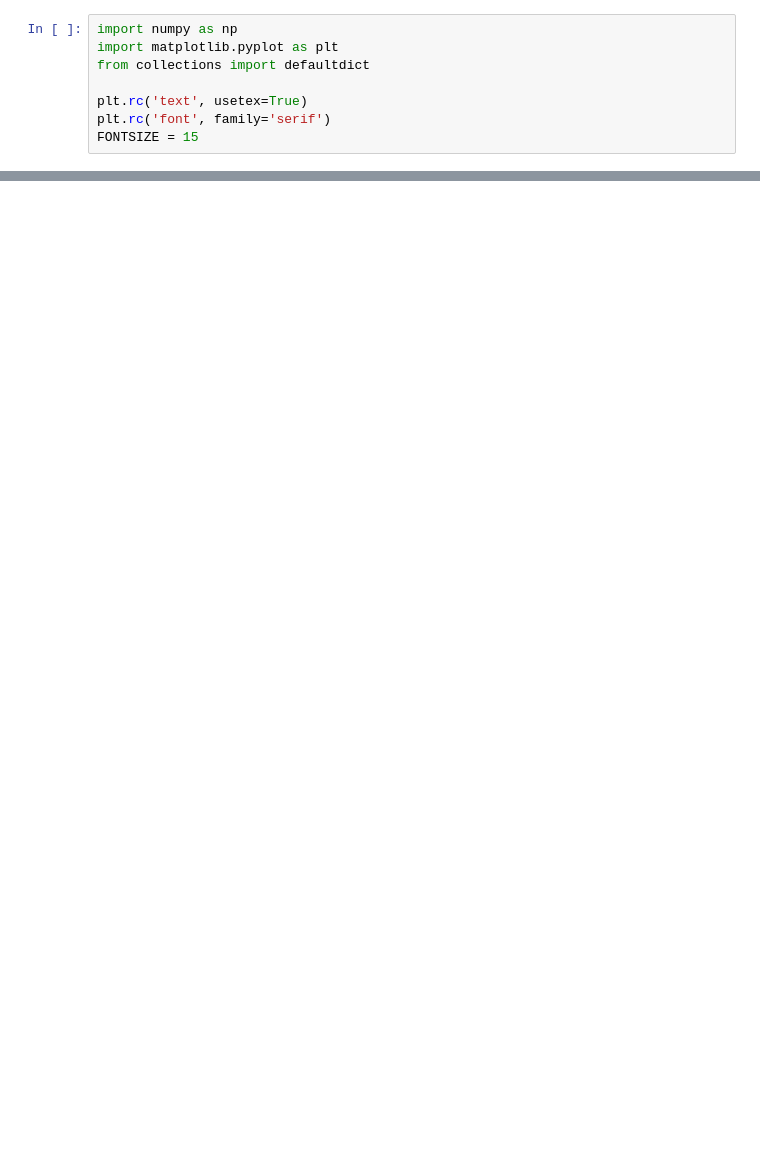
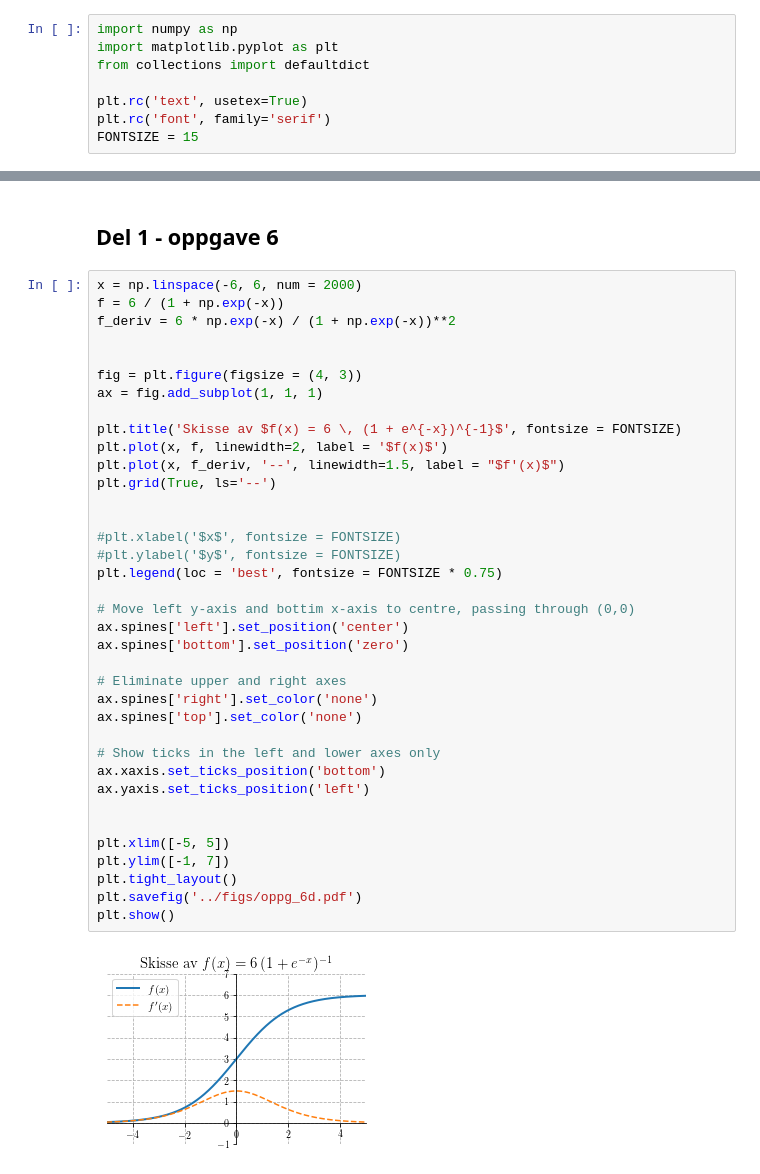
Before and after one commit to matematikk/vgs_eksamener, a Jupyter notebook: løsningsforslag/S2/S2_18V/code/figures S2 V2018.ipynb, the cells around one changed output, grey strips where cells are left out. Cells and saved outputs as stored; diff of their text form; blank space fills up the shorter version.

Commit message:
Rettet feil på S2 V18, la til flere figurer og alternativt løsningsforslag med nåverdi

```diff
--- a/løsningsforslag/S2/S2_18V/code/figures S2 V2018.ipynb
+++ b/løsningsforslag/S2/S2_18V/code/figures S2 V2018.ipynb
@@ -126,0 +9,41 @@ plt.show()
+# %% [markdown]
+## Del 1 - oppgave 6
+# %%
+x = np.linspace(-6, 6, num = 2000)
+f = 6 / (1 + np.exp(-x))
+f_deriv = 6 * np.exp(-x) / (1 + np.exp(-x))**2
+
+
+fig = plt.figure(figsize = (4, 3))
+ax = fig.add_subplot(1, 1, 1)
+
+plt.title('Skisse av $f(x) = 6 \, (1 + e^{-x})^{-1}$', fontsize = FONTSIZE)
+plt.plot(x, f, linewidth=2, label = '$f(x)$')
+plt.plot(x, f_deriv, '--', linewidth=1.5, label = "$f'(x)$")
+plt.grid(True, ls='--')
+
+
+#plt.xlabel('$x$', fontsize = FONTSIZE)
+#plt.ylabel('$y$', fontsize = FONTSIZE)
+plt.legend(loc = 'best', fontsize = FONTSIZE * 0.75)
+
+# Move left y-axis and bottim x-axis to centre, passing through (0,0)
+ax.spines['left'].set_position('center')
+ax.spines['bottom'].set_position('zero')
+
+# Eliminate upper and right axes
+ax.spines['right'].set_color('none')
+ax.spines['top'].set_color('none')
+
+# Show ticks in the left and lower axes only
+ax.xaxis.set_ticks_position('bottom')
+ax.yaxis.set_ticks_position('left')
+
+
+plt.xlim([-5, 5])
+plt.ylim([-1, 7])
+plt.tight_layout()
+plt.savefig('../figs/oppg_6d.pdf')
+plt.show()
+# %% [output]
+[figure, added]
```
Also changed, not shown: parts of 5 cells of this notebook, 6 other files.
